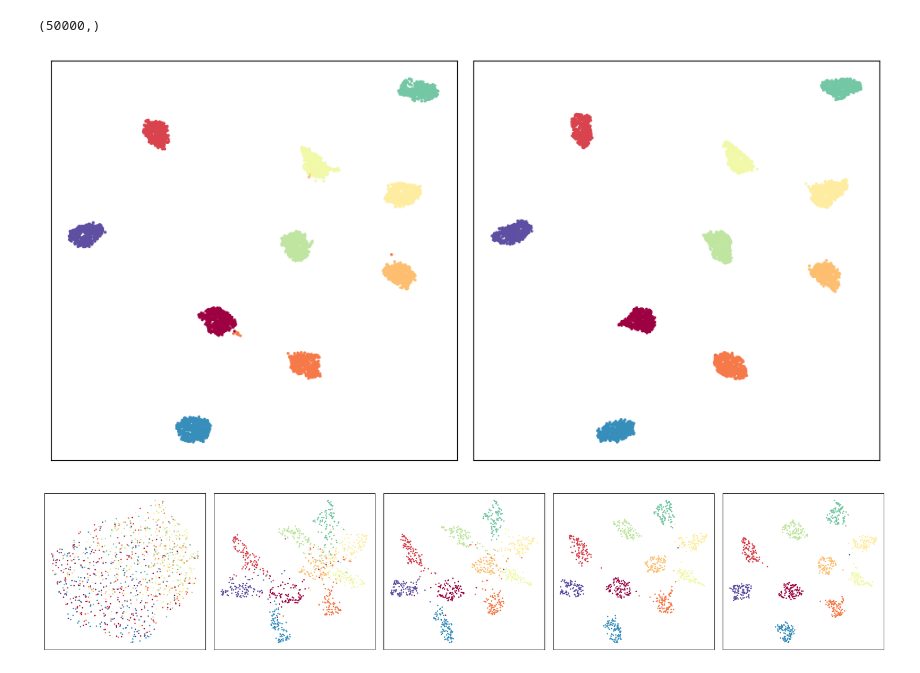
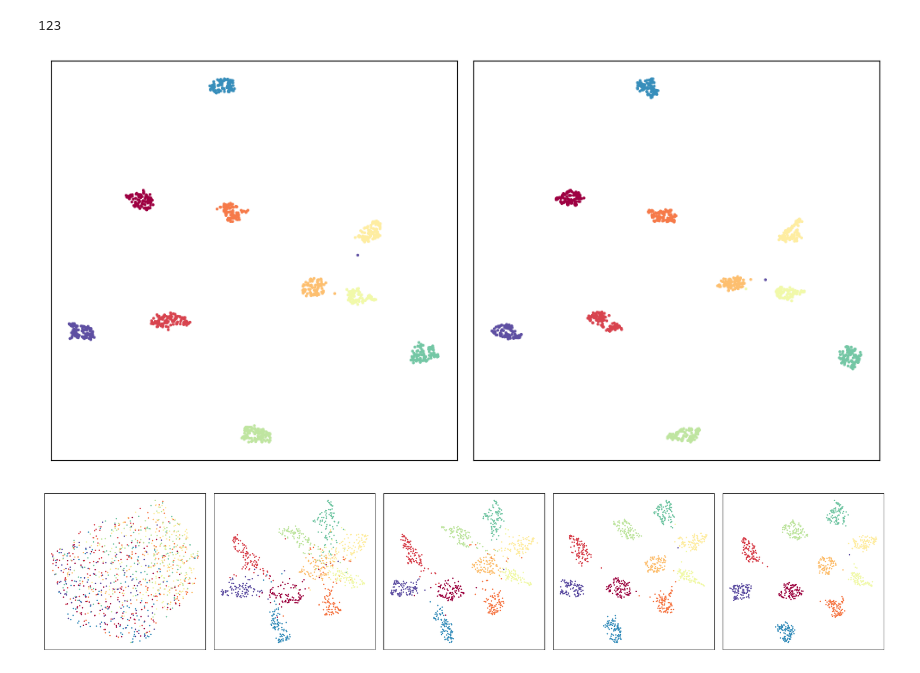
Before and after one commit to Yvonnefanf/ContraVis, a Jupyter notebook: Baseline/AlignedUMAP/withorwithoutdropout.ipynb, the cells around one changed output. Drawn from its saved outputs; the diff is of its cells as text; code cells hidden in the pictures.

```diff
--- a/Baseline/AlignedUMAP/withorwithoutdropout.ipynb
+++ b/Baseline/AlignedUMAP/withorwithoutdropout.ipynb
@@ -7,10 +13,6 @@ import torch
 training_data_loc = "/home/yifan/Exp/Dropout/0.3/experiment1/Training_data/training_dataset_label.pth"
 training_labels = torch.load(training_data_loc, map_location="cpu")
 training_labels = training_labels.numpy()
-# %%
-training_labels.shape
-# %% [output]
-(50000,)
 # %%
 reference_path = '/home/yifan/dataset/clean/pairflip/cifar10/0/Model/Epoch_200/train_data.npy'
 target_path = '/home/yifan/Exp/Dropout/0.3/experiment1/Model/Epoch_200/train_data.npy'
@@ -19,25 +21,29 @@ target_train_data = np.load(target_path)
 # %%
 target_train_data = target_train_data.reshape(target_train_data.shape[0],target_train_data.shape[1])
 # %%
-# put data together
+def showalignedRes(slices, subset_length,row,column,figsize,labels):
+    # create relation dict
+    relation_dict = {i: i for i in range(subset_length)}
 
-slices = [ref_train_data[:5000], target_train_data[:5000]]
-labels = training_labels[:5000]
-
-relation_dict = {i: i for i in range(len(ref_train_data[:5000]))}
-relation_dicts = [relation_dict]
-
-# 使用 AlignedUMAP
-aligned_mapper = umap.AlignedUMAP().fit(slices,relations=relation_dicts)
-
-# visualization result
-fig, axs = plt.subplots(1, 2, figsize=(10, 5))
-for i, ax in enumerate(axs.flatten()):
-    ax.scatter(*aligned_mapper.embeddings_[i].T, s=2, c=labels, cmap="Spectral")
-    ax.set(xticks=[], yticks=[])
-plt.tight_layout()
+    relation_dicts = [relation_dict.copy() for _ in range(len(slices) - 1)]
+    # 使用 AlignedUMAP
+    aligned_mapper = umap.AlignedUMAP().fit(slices,relations=relation_dicts)
+    # visualization result
+    fig, axs = plt.subplots(row, column, figsize=figsize)
+    for i, ax in enumerate(axs.flatten()):
+        ax.scatter(*aligned_mapper.embeddings_[i].T, s=2, c=labels, cmap="Spectral")
+        ax.set(xticks=[], yticks=[])
+    plt.tight_layout()
-# %% [output]
-[figure, removed]
+# %%
+# put data together
+subset_length = 1000
+slices = [ref_train_data[:subset_length], target_train_data[:subset_length]]
+labels = training_labels[:subset_length]
+
+showalignedRes(slices, subset_length, 1,2,(10,5),labels)
+# %% [output]
+123
+[figure, added]
 # %%
 import os
 path = "/home/yifan/dataset/clean/pairflip/cifar10/0"
```
Also changed, not shown: parts of 7 cells of this notebook, 2 other files.
